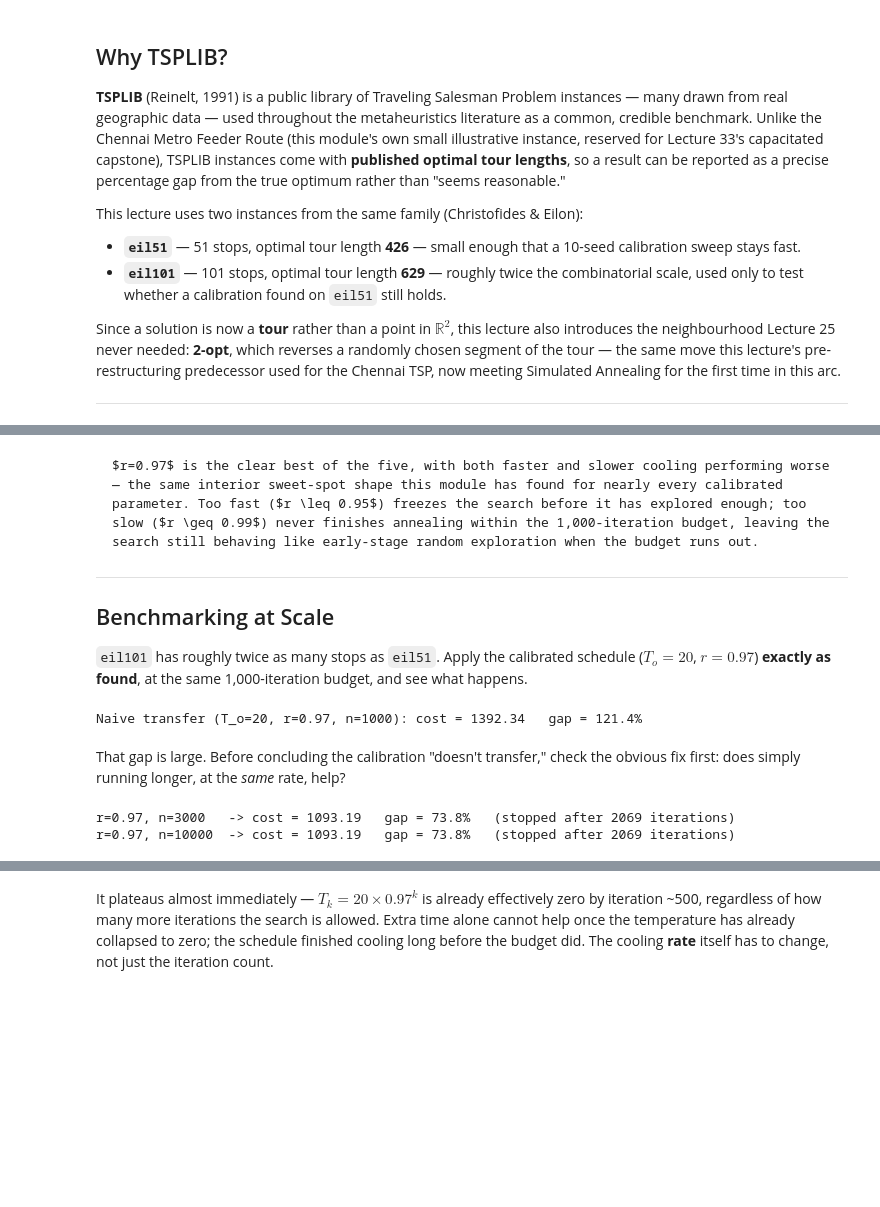
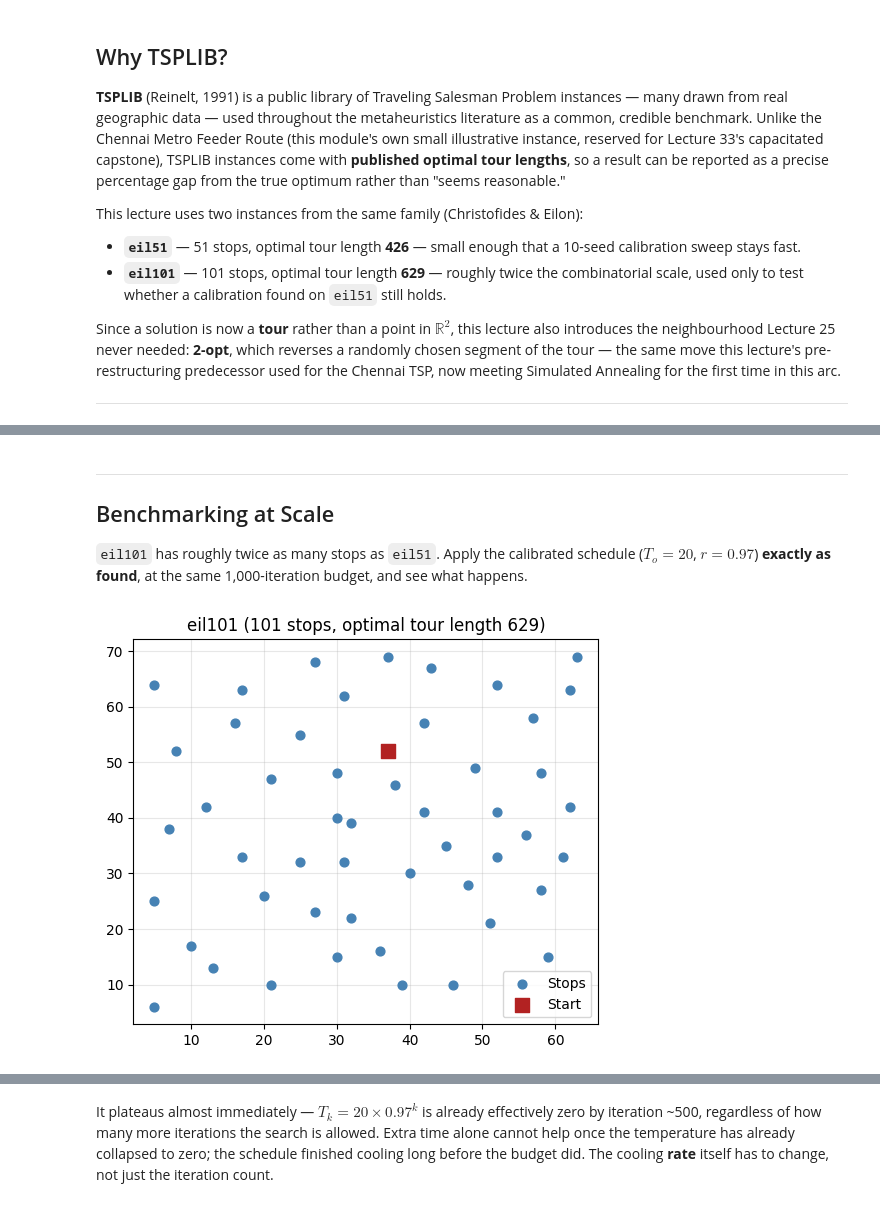
Before and after one commit to anmpahwa/CV5972, a Jupyter notebook: book/content/lecture_26.ipynb, the cells around one changed output, grey strips where cells are left out. Cells and saved outputs as stored; diff of their text form; code cells hidden in the pictures; blank space fills up the shorter version.

````diff
--- a/book/content/lecture_26.ipynb
+++ b/book/content/lecture_26.ipynb
@@ -144,7 +161,4 @@ plt.show()
 # %% [markdown]
-```{note}
-$r=0.97$ is the clear best of the five, with both faster and slower cooling performing worse — the same interior sweet-spot shape this module has found for nearly every calibrated parameter. Too fast ($r \leq 0.95$) freezes the search before it has explored enough; too slow ($r \geq 0.99$) never finishes annealing within the 1,000-iteration budget, leaving the search still behaving like early-stage random exploration when the budget runs out.
-```
 
 ---
 
@@ -152,47 +166,38 @@ $r=0.97$ is the clear best of the five, with both faster and slower cooling perf
 
 `eil101` has roughly twice as many stops as `eil51`. Apply the calibrated schedule ($T_o=20$, $r=0.97$) **exactly as found**, at the same 1,000-iteration budget, and see what happens.
 # %%
-EIL101 = [
+# eil101: 101-city problem
+coords = [
     (41, 49), (35, 17), (55, 45), (55, 20), (15, 30), (25, 30), (20, 50), (10, 43), (55, 60), (30, 60),
     (20, 65), (50, 35), (30, 25), (15, 10), (30, 5), (10, 20), (5, 30), (20, 40), (15, 60), (45, 65),
     (45, 20), (45, 10), (55, 5), (65, 35), (65, 20), (45, 30), (35, 40), (41, 37), (64, 42), (40, 60),
     (31, 52), (35, 69), (53, 52), (65, 55), (63, 65), (2, 60), (20, 20), (5, 5), (60, 12), (40, 25),
     (42, 7), (24, 12), (23, 3), (11, 14), (6, 38), (2, 48), (8, 56), (13, 52), (6, 68), (47, 47),
     (49, 58), (27, 43), (37, 31), (57, 29), (63, 23), (53, 12), (32, 12), (36, 26), (21, 24), (17, 34),
     (12, 24), (24, 58), (27, 69), (15, 77), (62, 77), (49, 73), (67, 5), (56, 39), (37, 47), (37, 56),
     (57, 68), (47, 16), (44, 17), (46, 13), (49, 11), (49, 42), (53, 43), (61, 52), (57, 48), (56, 37),
     (55, 54), (15, 47), (14, 37), (11, 31), (16, 22), (4, 18), (28, 18), (26, 52), (26, 35), (31, 67),
     (15, 19), (22, 22), (18, 24), (26, 27), (25, 24), (22, 27), (25, 21), (19, 21), (20, 26), (18, 18),
     (35, 35),
 ]
-EIL101_OPTIMAL = 629
-D101, X101, Y101 = make_D(EIL101)
-customers101 = list(range(1, len(EIL101)))
+depot = 0
+customers = list(range(1, len(coords)))
+optimal = 629
 
-random.seed(42)
-np.random.seed(42)
-s0 = tuple(random.sample(customers101, len(customers101)))
-random.seed(42)
-np.random.seed(42)
-s_b_naive, F_b_naive = sa(s0, lambda s: f_tsp(s, D101), N_2opt, T_o=20, r=0.97, n=1000, t=1e-9)
-cost_naive = f_tsp(s_b_naive, D101)
-print(f"Naive transfer (T_o=20, r=0.97, n=1000): cost = {cost_naive:.2f}   "
-      f"gap = {(cost_naive - EIL101_OPTIMAL) / EIL101_OPTIMAL * 100:.1f}%")
+fig, ax = plt.subplots(figsize=(6, 5))
+ax.scatter(X[1:], Y[1:], c="steelblue", s=40, zorder=2, label="Stops")
+ax.scatter(X[0], Y[0], c="firebrick", marker="s", s=100, zorder=3, label="Start")
+ax.set_title("eil101 (101 stops, optimal tour length 629)")
+ax.legend()
+ax.grid(alpha=0.3)
+plt.show()
+
+n = len(coords)
+X = np.array([c[0] for c in coords], dtype=float)
+Y = np.array([c[1] for c in coords], dtype=float)
+D = np.zeros((n, n))
+for i in range(n):
+    for j in range(n):
+        D[i, j] = np.hypot(X[i] - X[j], Y[i] - Y[j])
 # %% [output]
-Naive transfer (T_o=20, r=0.97, n=1000): cost = 1392.34   gap = 121.4%
+[figure, added]
-# %% [markdown]
-That gap is large. Before concluding the calibration "doesn't transfer," check the obvious fix first: does simply running longer, at the *same* rate, help?
-# %%
-for n_iters in [3000, 10000]:
-    random.seed(42)
-    np.random.seed(42)
-    s0 = tuple(random.sample(customers101, len(customers101)))
-    random.seed(42)
-    np.random.seed(42)
-    s_b, F_b = sa(s0, lambda s: f_tsp(s, D101), N_2opt, T_o=20, r=0.97, n=n_iters, t=1e-9)
-    cost = f_tsp(s_b, D101)
-    print(f"r=0.97, n={n_iters:<6} -> cost = {cost:.2f}   gap = {(cost - EIL101_OPTIMAL) / EIL101_OPTIMAL * 100:.1f}%   "
-          f"(stopped after {len(F_b)-1} iterations)")
-# %% [output]
-r=0.97, n=3000   -> cost = 1093.19   gap = 73.8%   (stopped after 2069 iterations)
-r=0.97, n=10000  -> cost = 1093.19   gap = 73.8%   (stopped after 2069 iterations)
````
Also changed, not shown: parts of 12 cells of this notebook.
